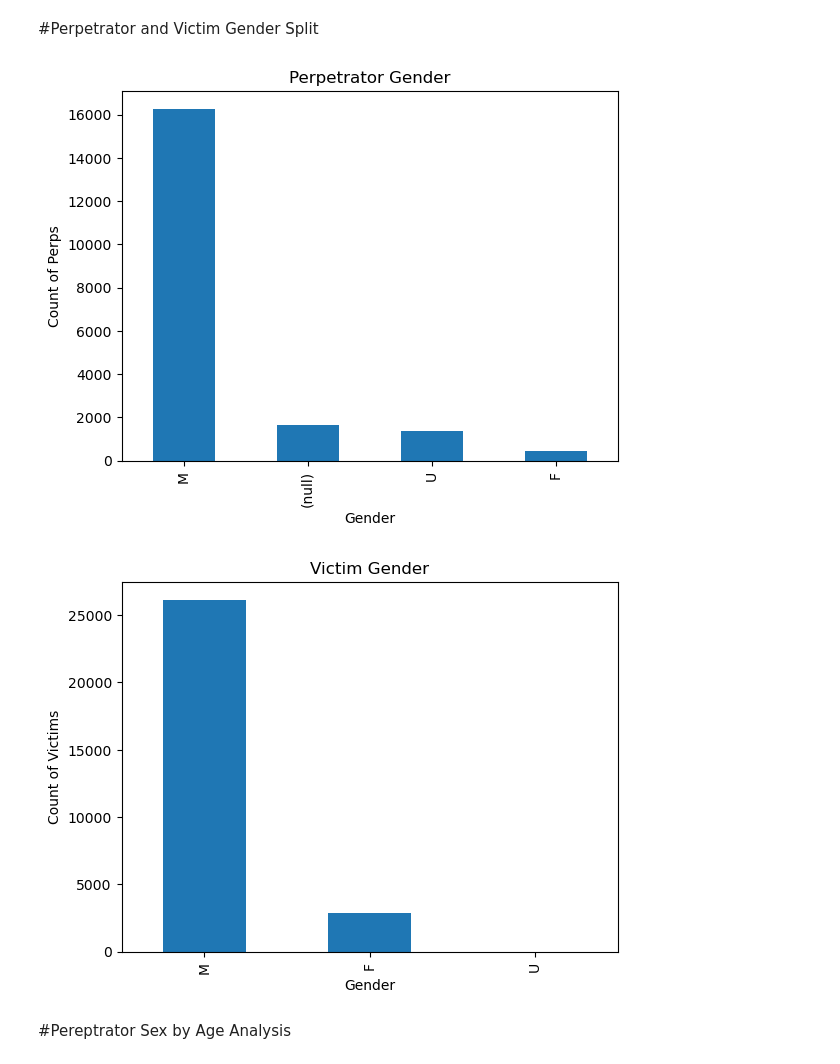
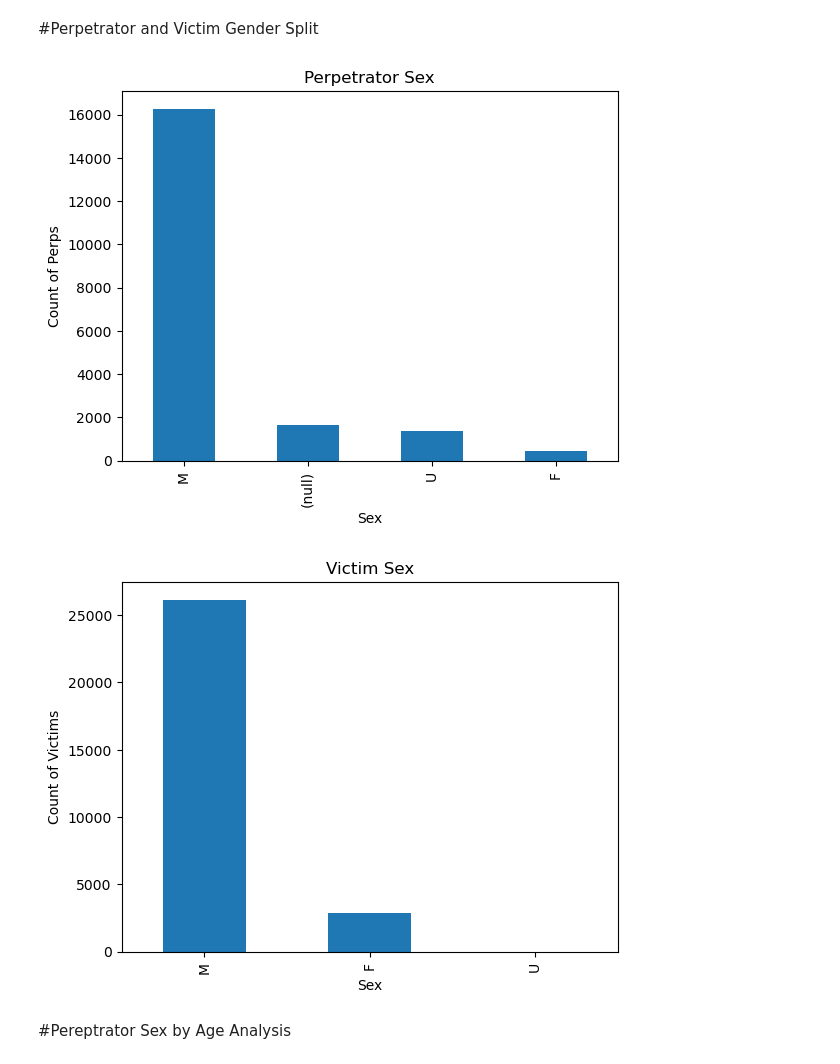
Before and after one commit to jenellecodes/NYC-Causes-of-Death-Analysis, a Jupyter notebook: notebooks/sarah_eda.ipynb, the cells around one changed output. Drawn from its saved outputs; the diff is of its cells as text; code cells hidden in the pictures.

```diff
--- a/notebooks/sarah_eda.ipynb
+++ b/notebooks/sarah_eda.ipynb
@@ -80,25 +86,25 @@ memory usage: 6.7 MB
 # %%
 # Perpetrator Gender
 df['perp_sex'].value_counts().plot.bar()
 
-plt.title('Perpetrator Gender')
-plt.xlabel('Gender')
+plt.title('Perpetrator Sex')
+plt.xlabel('Sex')
 plt.xticks(rotation=90)
 plt.ylabel('Count of Perps')
 plt.show()
 # %% [output]
-[figure, old version]
+[figure, new version]
 # %%
 # Victim Gender
 df['vic_sex'].value_counts().plot.bar()
 
-plt.title('Victim Gender')
-plt.xlabel('Gender')
+plt.title('Victim Sex')
+plt.xlabel('Sex')
 plt.xticks(rotation=90)
 plt.ylabel('Count of Victims')
 plt.show()
 # %% [output]
-[figure, old version]
+[figure, new version]
 # %% [markdown]
 #Pereptrator Sex by Age Analysis
 # %%
```
Also changed, not shown: parts of 6 cells of this notebook.
